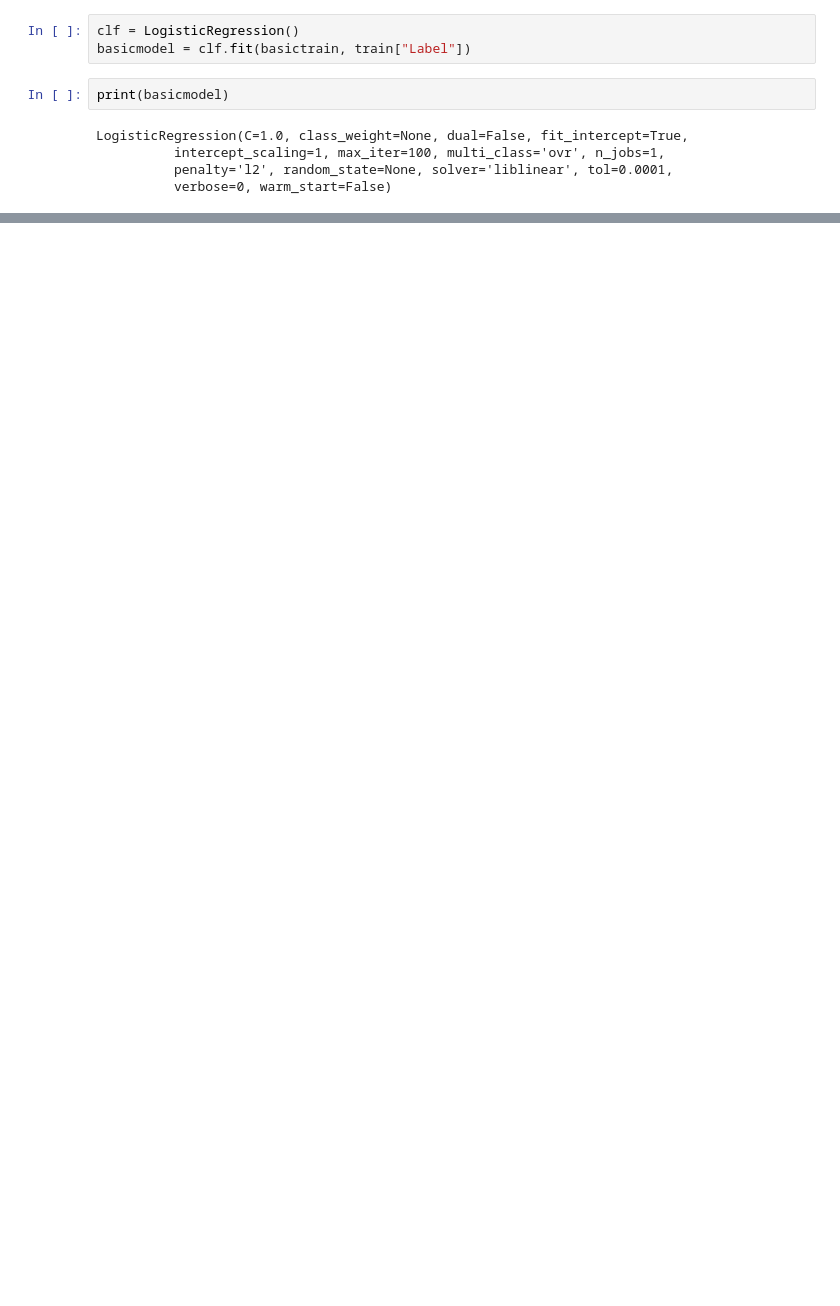
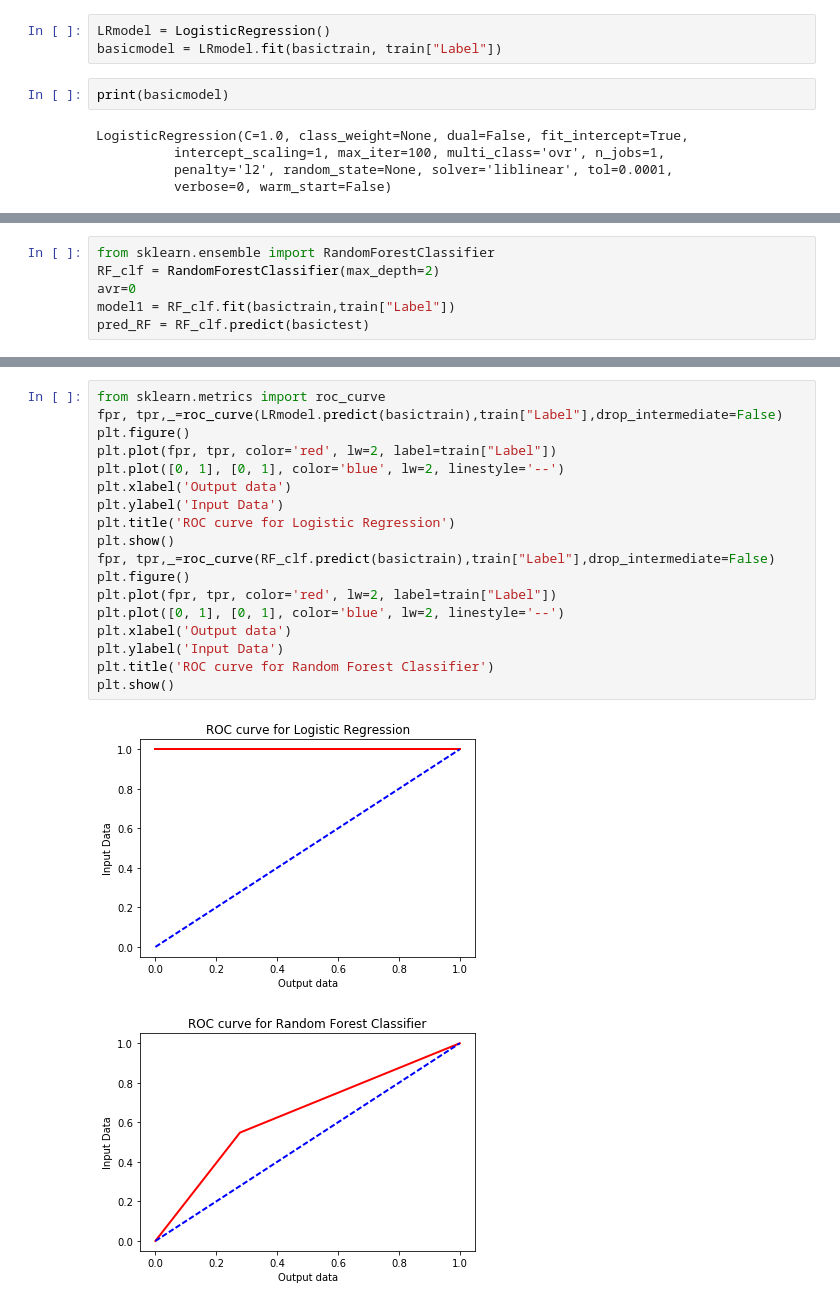
Before and after one commit to sndychvn/StockPredictionUsingNews, a Jupyter notebook: StockPredictionUsingNews.ipynb, the cells around one changed output, grey strips where cells are left out. Cells and saved outputs as stored; diff of their text form; blank space fills up the shorter version.

```diff
--- a/StockPredictionUsingNews.ipynb
+++ b/StockPredictionUsingNews.ipynb
@@ -236,8 +226,8 @@ print(basictrain.shape)
 # %% [markdown]
 The result table contains count for 31,675 different words!
 # %%
-clf = LogisticRegression()
-basicmodel = clf.fit(basictrain, train["Label"])
+LRmodel = LogisticRegression()
+basicmodel = LRmodel.fit(basictrain, train["Label"])
 # %%
 print(basicmodel)
 # %% [output]
@@ -247,0 +258,6 @@ LogisticRegression(C=1.0, class_weight=None, dual=False, fit_intercept=True,
+# %%
+from sklearn.ensemble import RandomForestClassifier
+RF_clf = RandomForestClassifier(max_depth=2)
+avr=0
+model1 = RF_clf.fit(basictrain,train["Label"])
+pred_RF = RF_clf.predict(basictest)
@@ -247,0 +276,21 @@ LogisticRegression(C=1.0, class_weight=None, dual=False, fit_intercept=True,
+# %%
+from sklearn.metrics import roc_curve
+fpr, tpr,_=roc_curve(LRmodel.predict(basictrain),train["Label"],drop_intermediate=False)
+plt.figure()
+plt.plot(fpr, tpr, color='red', lw=2, label=train["Label"])
+plt.plot([0, 1], [0, 1], color='blue', lw=2, linestyle='--')
+plt.xlabel('Output data')
+plt.ylabel('Input Data')
+plt.title('ROC curve for Logistic Regression')
+plt.show()
+fpr, tpr,_=roc_curve(RF_clf.predict(basictrain),train["Label"],drop_intermediate=False)
+plt.figure()
+plt.plot(fpr, tpr, color='red', lw=2, label=train["Label"])
+plt.plot([0, 1], [0, 1], color='blue', lw=2, linestyle='--')
+plt.xlabel('Output data')
+plt.ylabel('Input Data')
+plt.title('ROC curve for Random Forest Classifier')
+plt.show()
+# %% [output]
+[figure, added]
+[figure, added]
```
Also changed, not shown: parts of 12 cells of this notebook.
